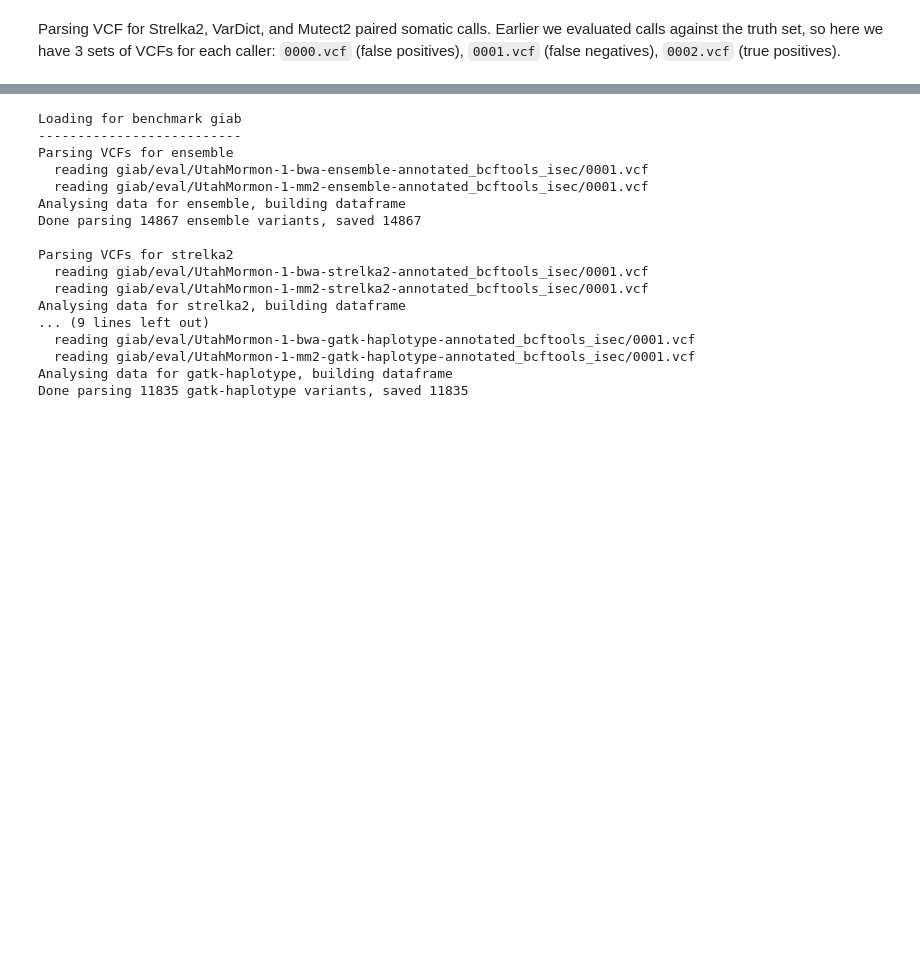
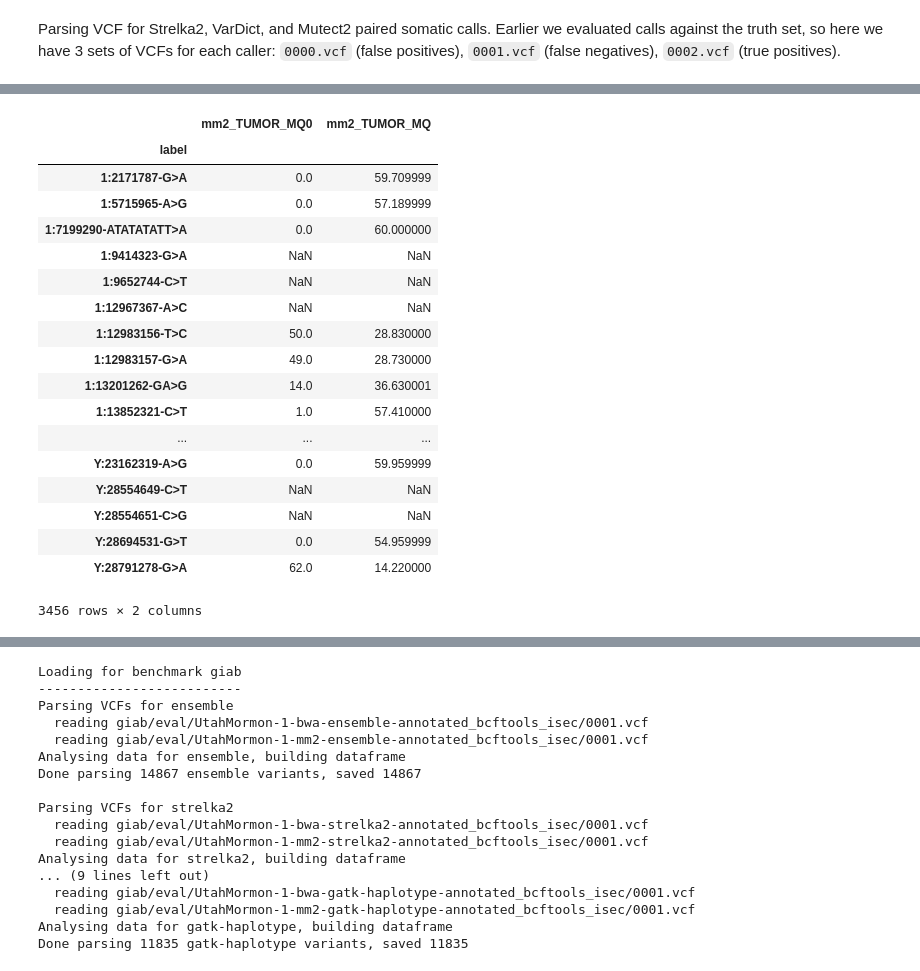
Before and after one commit to umccr/umccrise, a Jupyter notebook: analysis/minimap2/Minimap2_explore.ipynb, the cells around one changed output, grey strips where cells are left out. Cells and saved outputs as stored; diff of their text form; code cells hidden in the pictures; blank space fills up the shorter version.

```diff
--- a/analysis/minimap2/Minimap2_explore.ipynb
+++ b/analysis/minimap2/Minimap2_explore.ipynb
@@ -225,2 +212,24 @@ Done parsing 19081 mutect2 variants, saved 19081
+# %%
+benchmark_d['mb']['df'].query('caller == "strelka2"')[['mm2_TUMOR_MQ0', 'mm2_TUMOR_MQ']]
+# %% [output]
+|  | mm2_TUMOR_MQ0 | mm2_TUMOR_MQ |
+| label |  |  |
+| 1:2171787-G>A | 0.0 | 59.709999 |
+| 1:5715965-A>G | 0.0 | 57.189999 |
+| 1:7199290-ATATATATT>A | 0.0 | 60.000000 |
+| 1:9414323-G>A | NaN | NaN |
+| 1:9652744-C>T | NaN | NaN |
+| 1:12967367-A>C | NaN | NaN |
+| 1:12983156-T>C | 50.0 | 28.830000 |
+| 1:12983157-G>A | 49.0 | 28.730000 |
+| 1:13201262-GA>G | 14.0 | 36.630001 |
+| 1:13852321-C>T | 1.0 | 57.410000 |
+| ... | ... | ... |
+| Y:23162319-A>G | 0.0 | 59.959999 |
+| Y:28554649-C>T | NaN | NaN |
+| Y:28554651-C>G | NaN | NaN |
+| Y:28694531-G>T | 0.0 | 54.959999 |
+| Y:28791278-G>A | 62.0 | 14.220000 |
+3456 rows × 2 columns
 # %%
 load_vcfs('colo')
```
Also changed, not shown: parts of 19 cells of this notebook.
